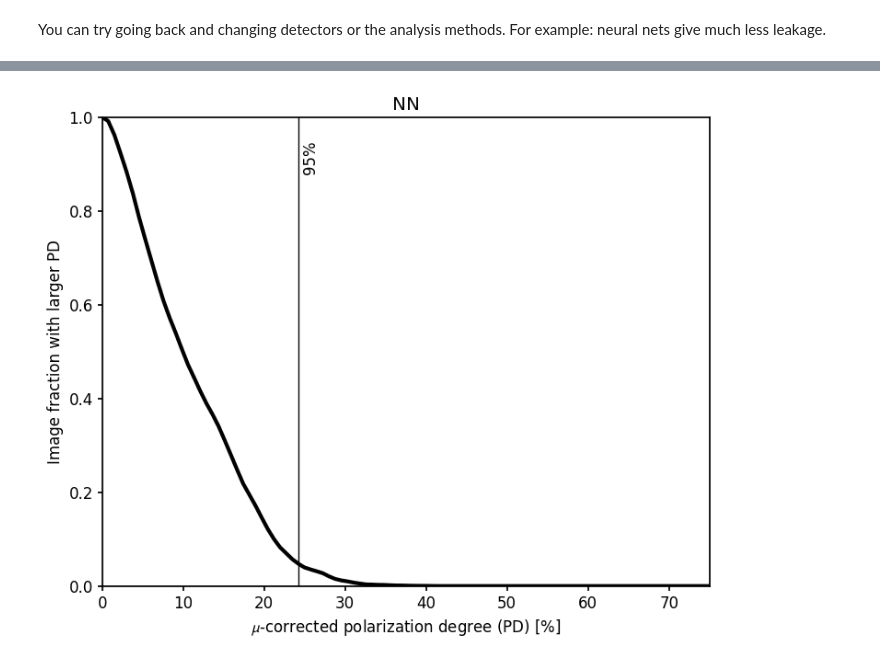
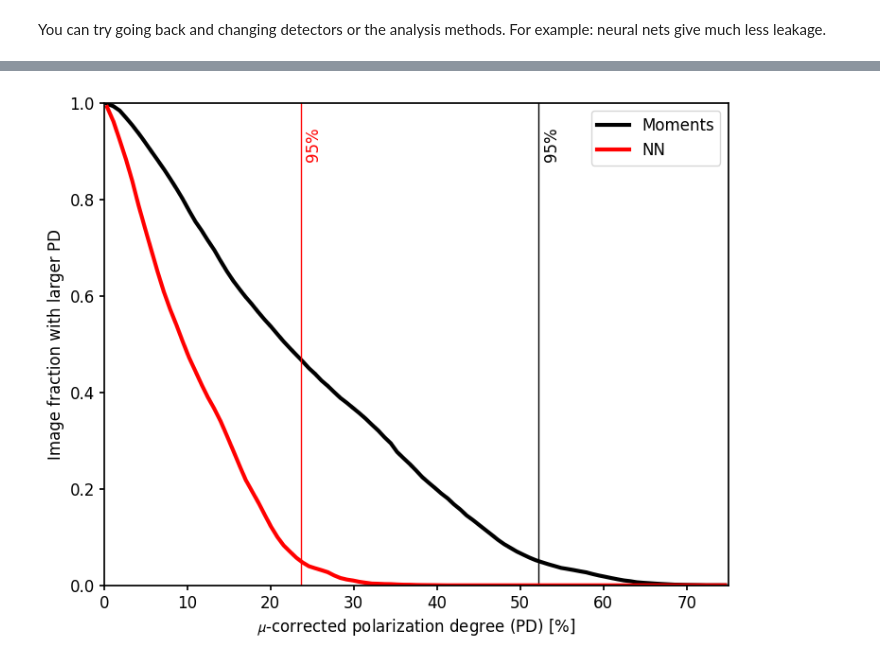
Before and after one commit to jtdinsmore/leakagelib, a Jupyter notebook: docs/examples/leakage-severity.ipynb, the cells around one changed output, grey strips where cells are left out. Drawn from its saved outputs; the diff is of its cells as text; code cells hidden in the pictures.

```diff
--- a/docs/examples/leakage-severity.ipynb
+++ b/docs/examples/leakage-severity.ipynb
@@ -12,13 +12,13 @@ This code plots the leakage severity as a function of radius. To start, we'll cr
 DETECTOR = 3
 SOURCE_SIZE = 101 # Pixels
 PIXEL_SIZE = 1 # arcsec. Since we aren't using data, it's OK to make it this small
-USE_NN = False
 
-source = leakagelib.Source.delta(USE_NN, SOURCE_SIZE, PIXEL_SIZE)
+source = leakagelib.Source.delta(SOURCE_SIZE, PIXEL_SIZE)
 psf = leakagelib.PSF.sky_cal(DETECTOR, source, 0)
+combo = leakagelib.PSFSourceCombo(source, psf, use_nn=False)
 # %% [markdown]
 The next step is to get the normalized leakage patterns. We'll use a sample power-law spectrum.
 # %%
-spectrum = leakagelib.Spectrum.from_power_law_index(2)
-pred_i, q_norm, u_norm = source.compute_leakage(psf, spectrum, normalize=True)
+spectrum = leakagelib.DataSpectrum.from_power_law_index(2)
+pred_i, q_norm, u_norm = combo.compute_leakage(spectrum, normalize=True)
 # %% [output]
@@ -31,3 +28,5 @@ pd_image = np.sqrt(q_norm_div**2 + u_norm_div**2)
+# %%
+pd_image = np.sqrt(q_norm**2 + u_norm**2) *  spectrum.get_avg_one_over_mu(use_nn=False)
 # %% [markdown]
 Let's view that image
 # %%
@@ -67,27 +62,27 @@ Text(0.5, 1.0, 'Moments')
 # %% [markdown]
 You can try going back and changing detectors or the analysis methods. For example: neural nets give much less leakage.
 # %%
-source = leakagelib.Source.delta(True, SOURCE_SIZE, PIXEL_SIZE)
-spectrum = leakagelib.Spectrum.from_power_law_index(2)
-pred_i, q_norm, u_norm = source.compute_leakage(psf, spectrum, normalize=True)
-q_norm_div, u_norm_div = source.divide_by_mu(q_norm, u_norm, spectrum)
-pd_image = np.sqrt(q_norm_div**2 + u_norm_div**2)
+combo = leakagelib.PSFSourceCombo(source, psf, use_nn=True)
+pred_i, q_norm, u_norm = combo.compute_leakage(spectrum, normalize=True)
+pd_image_nn = np.sqrt(q_norm**2 + u_norm**2) *  spectrum.get_avg_one_over_mu(use_nn=True)
+
 fig, ax = plt.subplots()
-pd_bins = np.linspace(0, 75, 100)
-output = []
-line_drawn = False
-for pd in pd_bins:
-    polarized_fraction = np.mean(pd_image * 100 > pd)
-    output.append(polarized_fraction)
-    if polarized_fraction < 0.05 and not line_drawn:
-        ax.axvline(pd, color='k', lw=1)
-        line_drawn = True
-        ax.text(pd+0.5, 0.95, f"95%", ha='left', va='top', rotation=90)
-ax.plot(pd_bins, output, lw=3, color='k')
+pd_counts = np.histogram(pd_image_nn, pd_bins)[0]
+pd_cdf_nn = 1 - np.cumsum(pd_counts) / np.sum(pd_counts)
+
+ax.plot(100*pd_bin_centers, pd_cdf, lw=3, color='k', label="Moments")
+limit = np.interp(0.05, np.flip(pd_cdf), np.flip(pd_bin_centers))
+ax.axvline(100*limit, lw=1, color='k')
+ax.text(100*limit+0.5, 0.95, f"95%", ha='left', va='top', rotation=90)
+
+ax.plot(100*pd_bin_centers, pd_cdf_nn, lw=3, color='r', label="NN")
+limit = np.interp(0.05, np.flip(pd_cdf_nn), np.flip(pd_bin_centers))
+ax.axvline(100*limit, lw=1, color='r')
+ax.text(100*limit+0.5, 0.95, f"95%", ha='left', va='top', rotation=90, color='r')
 
 ax.set_ylim(0, 1)
-ax.set_xlim(pd_bins[0], pd_bins[-1])
+ax.set_xlim(0, 75)
 ax.set_xlabel("$\\mu$-corrected polarization degree (PD) [%]")
 ax.set_ylabel("Image fraction with larger PD")
-ax.set_title("NN");
+ax.legend();
 # %% [output]
@@ -95 +89 @@ ax.set_title("NN");
-[figure, old version]
+[figure, new version]
```
Also changed, not shown: parts of 5 cells of this notebook, 20 other files.
